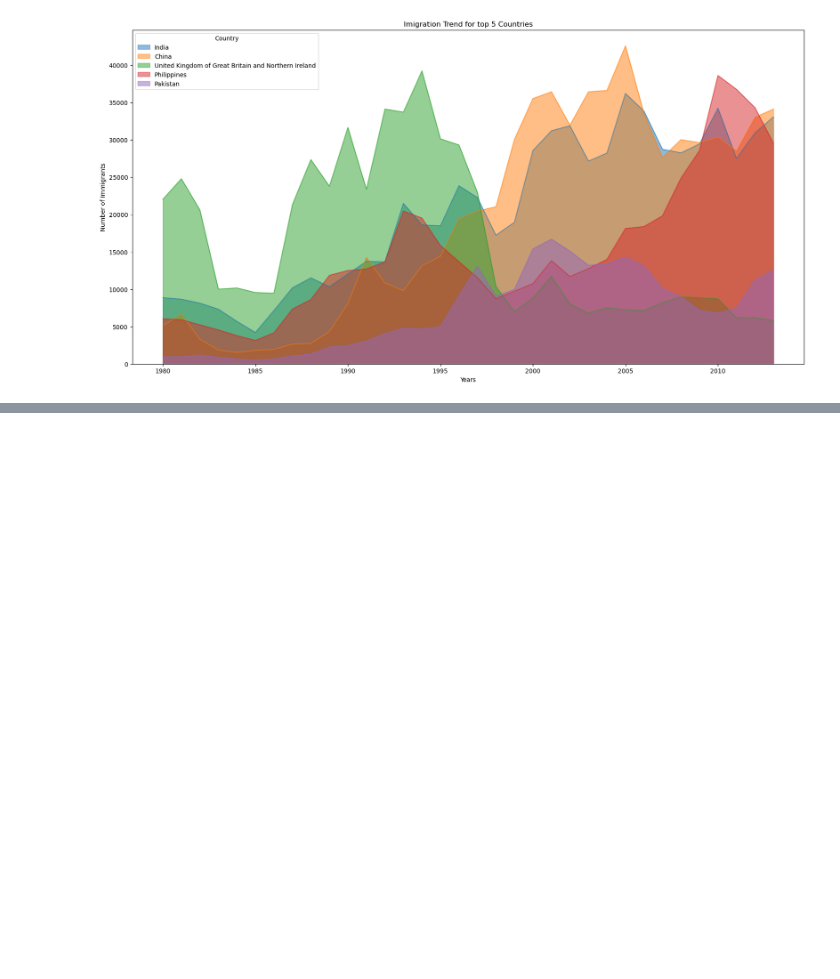
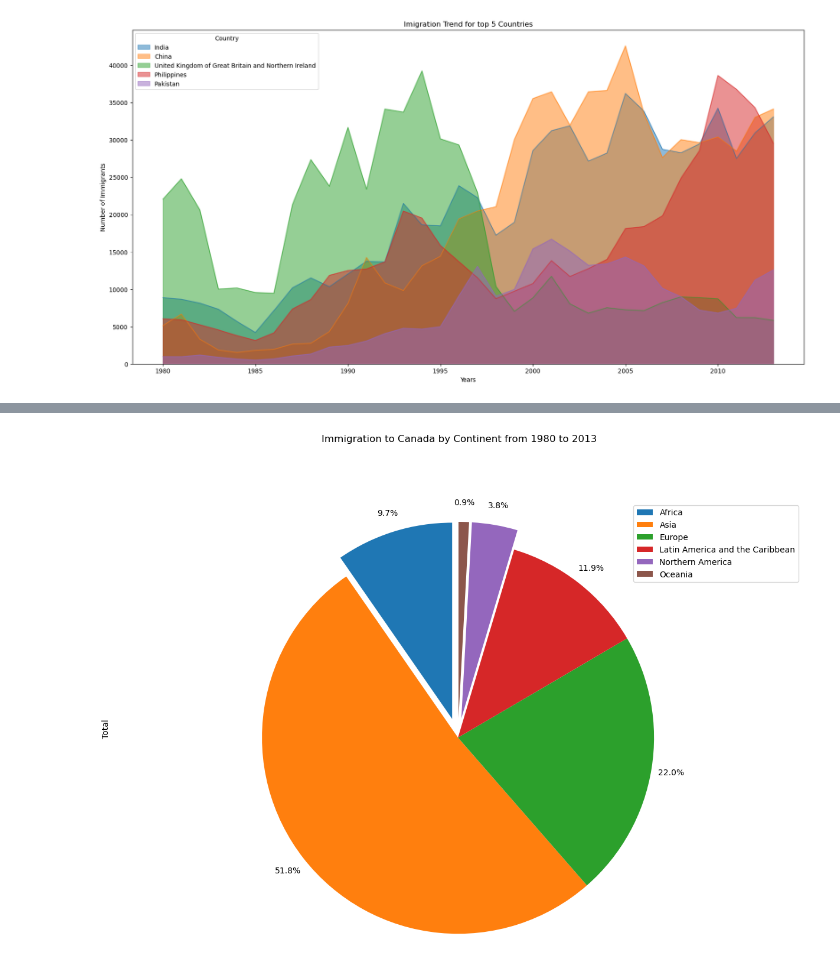
Before and after one commit to rodolphojung/Data-Science-and-Analytics, a Jupyter notebook: analysis-of-immigration-to-canada-from-1980-to-2013.ipynb, the cells around one changed output, grey strips where cells are left out. Drawn from its saved outputs; the diff is of its cells as text; code cells hidden in the pictures; blank space fills up the shorter version.

```diff
--- a/analysis-of-immigration-to-canada-from-1980-to-2013.ipynb
+++ b/analysis-of-immigration-to-canada-from-1980-to-2013.ipynb
@@ -231,0 +295,3 @@ plt.bar_label(bars, fontsize=10, color='blue')
+# %%
+df_continents = df.groupby("Continent", axis = 0).sum()
+df_continents
@@ -231,0 +308,13 @@ plt.bar_label(bars, fontsize=10, color='blue')
+# %%
+explode_list = [0.1,0,0,0,0.1,0.1]
+df_continents["Total"].plot(kind = "pie",
+                     figsize = (15,10),
+                     autopct = "%1.1f%%", startangle = 90, labels = None,
+                    pctdistance = 1.1, explode = explode_list,
+                     shadow = False)
+plt.title("Immigration to Canada by Continent from 1980 to 2013", y = 1.12)
+plt.axis("equal")
+plt.legend(labels = df_continents.index)
+plt.show()
+# %% [output]
+[figure, added]
```
Also changed, not shown: parts of 24 cells of this notebook.
